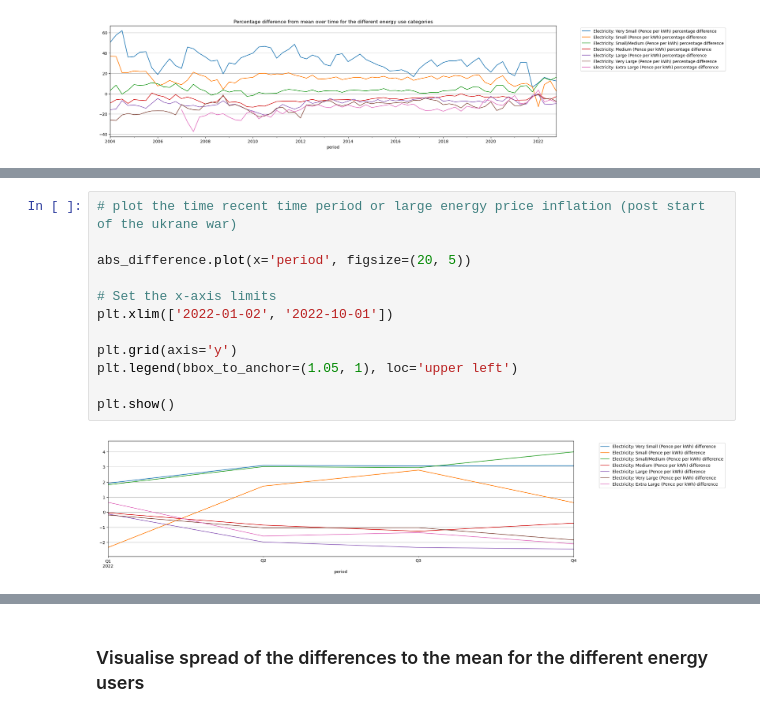
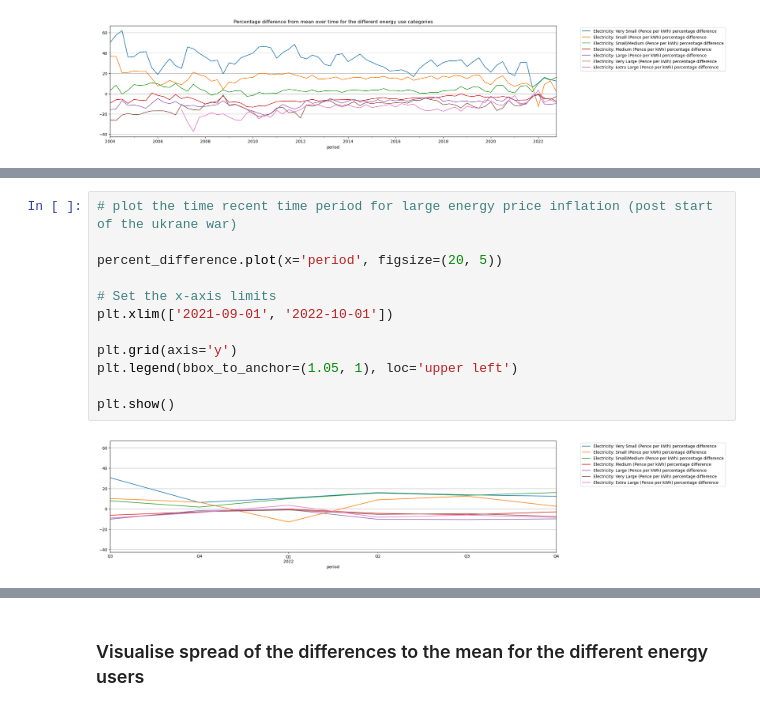
Before and after one commit to samuel-speller/Energy-affects-on-CPI-analysis, a Jupyter notebook: Energy_price_differences_due_to_consumption.ipynb, the cells around one changed output, grey strips where cells are left out. Drawn from its saved outputs; the diff is of its cells as text.

Commit message:
finishing consumption based price analysis

```diff
--- a/Energy_price_differences_due_to_consumption.ipynb
+++ b/Energy_price_differences_due_to_consumption.ipynb
@@ -183,14 +205,14 @@ plt.show()
 # %%
-# plot the time recent time period or large energy price inflation (post start of the ukrane war)
+# plot the time recent time period for large energy price inflation (post start of the ukrane war)
 
-abs_difference.plot(x='period', figsize=(20, 5))
+percent_difference.plot(x='period', figsize=(20, 5))
 
 # Set the x-axis limits
-plt.xlim(['2022-01-02', '2022-10-01'])
+plt.xlim(['2021-09-01', '2022-10-01'])
 
 plt.grid(axis='y')
 plt.legend(bbox_to_anchor=(1.05, 1), loc='upper left')
 
 plt.show()
 # %% [output]
-[figure, old version]
+[figure, new version]
```
Also changed, not shown: parts of 38 cells of this notebook, 2 other files.
